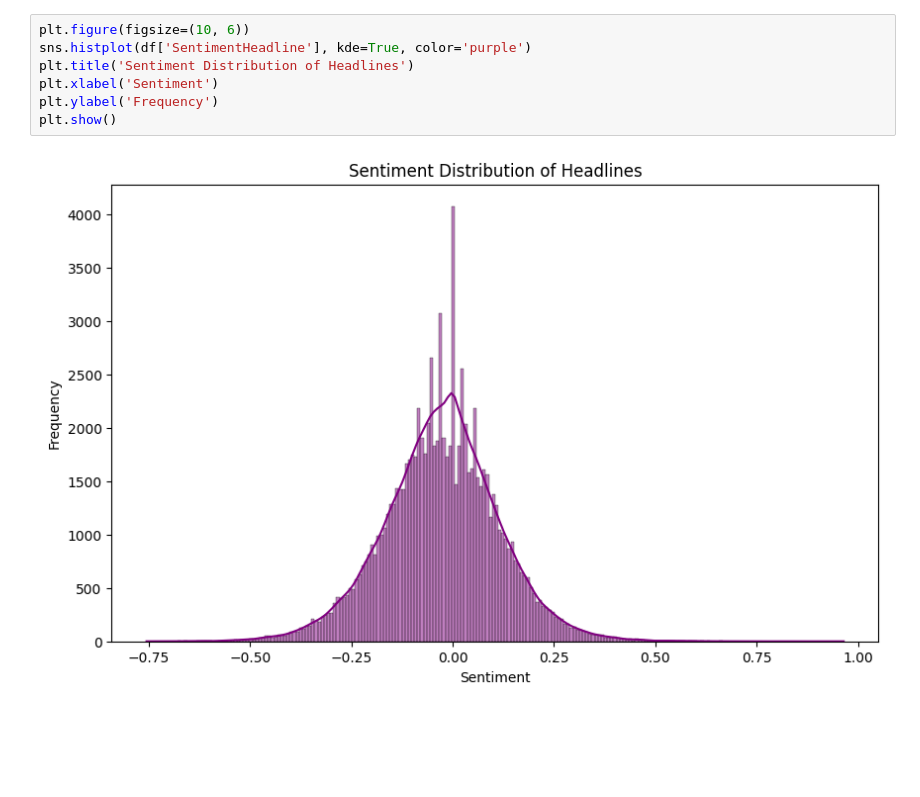
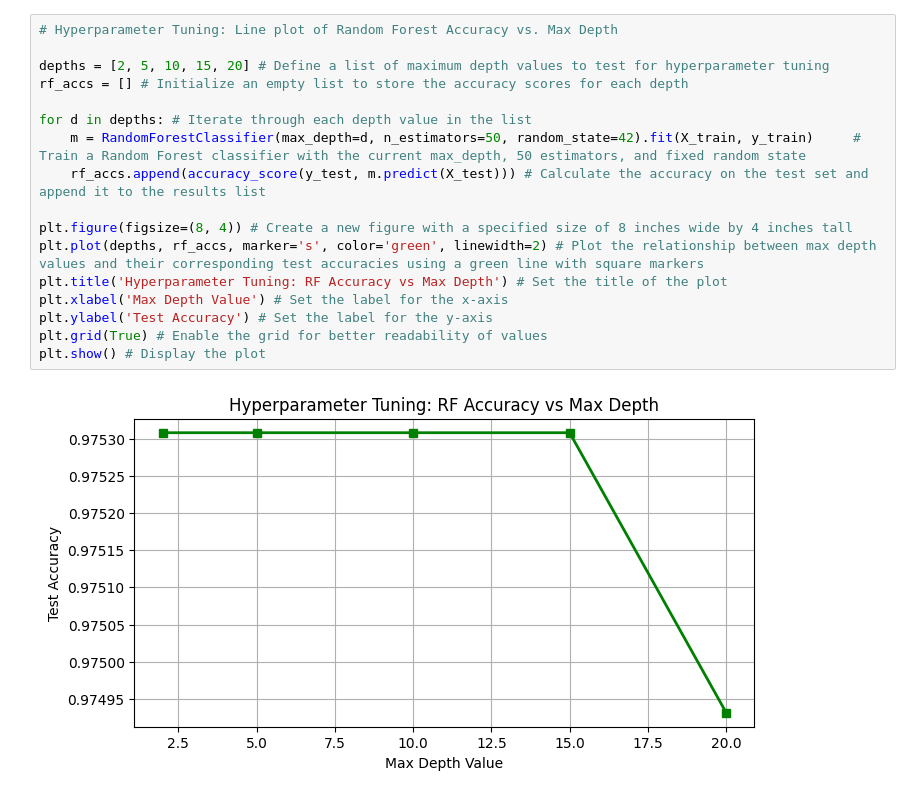
Before and after one commit to MahmoudOsama777/Pattern_Project, a Jupyter notebook: Report.ipynb, the cells around one changed output. Saved outputs shown, nothing was run; the diff lists cells and outputs as text; blank space fills up the shorter version.

```diff
--- a/Report.ipynb
+++ b/Report.ipynb
@@ -103,9 +166,19 @@ plt.show()
 # %%
-plt.figure(figsize=(10, 6))
-sns.histplot(df['SentimentHeadline'], kde=True, color='purple')
-plt.title('Sentiment Distribution of Headlines')
-plt.xlabel('Sentiment')
-plt.ylabel('Frequency')
-plt.show()
+# Hyperparameter Tuning: Line plot of Random Forest Accuracy vs. Max Depth
+
+depths = [2, 5, 10, 15, 20] # Define a list of maximum depth values to test for hyperparameter tuning
+rf_accs = [] # Initialize an empty list to store the accuracy scores for each depth
+
+for d in depths: # Iterate through each depth value in the list
+    m = RandomForestClassifier(max_depth=d, n_estimators=50, random_state=42).fit(X_train, y_train)     # Train a Random Forest classifier with the current max_depth, 50 estimators, and fixed random state
+    rf_accs.append(accuracy_score(y_test, m.predict(X_test))) # Calculate the accuracy on the test set and append it to the results list
+
+plt.figure(figsize=(8, 4)) # Create a new figure with a specified size of 8 inches wide by 4 inches tall
+plt.plot(depths, rf_accs, marker='s', color='green', linewidth=2) # Plot the relationship between max depth values and their corresponding test accuracies using a green line with square markers
+plt.title('Hyperparameter Tuning: RF Accuracy vs Max Depth') # Set the title of the plot
+plt.xlabel('Max Depth Value') # Set the label for the x-axis
+plt.ylabel('Test Accuracy') # Set the label for the y-axis
+plt.grid(True) # Enable the grid for better readability of values
+plt.show() # Display the plot
 # %% [output]
-[figure, old version]
+[figure, new version]
```
Also changed, not shown: parts of 21 cells of this notebook, 2 other files.
